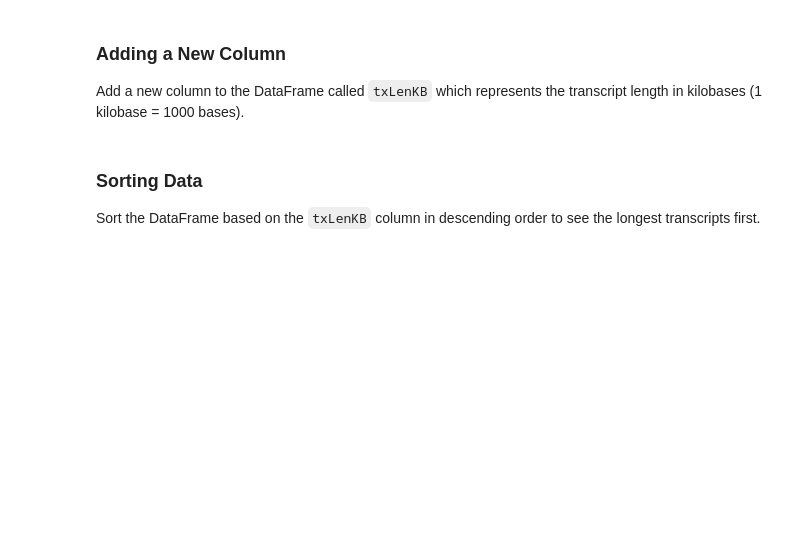
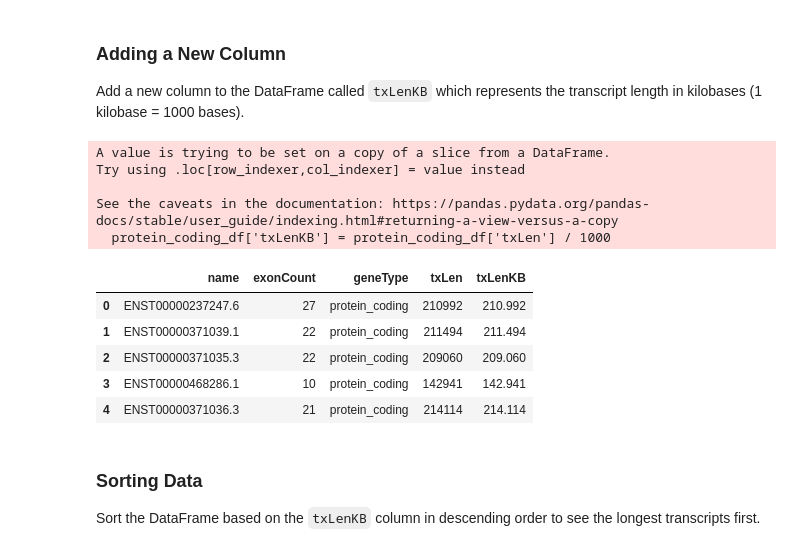
Before and after one commit to UH-MBBE/lecture-5-introduction-to-pandas-garrettroell2, a Jupyter notebook: L5_Activity.ipynb, the cells around one changed output. Saved outputs shown, nothing was run; the diff lists cells and outputs as text; code cells hidden in the pictures; blank space fills up the shorter version.

```diff
--- a/L5_Activity.ipynb
+++ b/L5_Activity.ipynb
@@ -8,6 +9,8 @@ In this activity, we will apply what we've learned about pandas to explore a dat
 Load the `transcript.csv` file into a DataFrame and display the first five rows to understand what the data looks like.
 # %%
 # Load the transcript.csv file into a DataFrame
+transcript_df = pd.read_csv('transcript.csv')
 
 
 # Display the first five rows of the DataFrame
+transcript_df.head()
@@ -24,6 +38,7 @@ assert transcript_df_shape == (100, 4)
 Now, filter the dataset to find only the transcripts that are of the type `protein_coding`.
 # %%
 # Create a new dataframe called protein_coding_df that only contains protein_coding gene types
+protein_coding_df = transcript_df[transcript_df['geneType'] == 'protein_coding']
 # %%
 assert len(protein_coding_df) == 96
 assert protein_coding_df['geneType'].unique() == ['protein_coding']
@@ -48,6 +73,21 @@ assert len(max_exon_transcript) == 3
 Add a new column to the DataFrame called `txLenKB` which represents the transcript length in kilobases (1 kilobase = 1000 bases).
 # %%
 # Add a new column for transcript length in kilobases
+protein_coding_df['txLenKB'] = protein_coding_df['txLen'] / 1000
+
+protein_coding_df.head()
+# %% [output]
+A value is trying to be set on a copy of a slice from a DataFrame.
+Try using .loc[row_indexer,col_indexer] = value instead
+
+See the caveats in the documentation: https://pandas.pydata.org/pandas-docs/stable/user_guide/indexing.html#returning-a-view-versus-a-copy
+  protein_coding_df['txLenKB'] = protein_coding_df['txLen'] / 1000
+|  | name | exonCount | geneType | txLen | txLenKB |
+| 0 | ENST00000237247.6 | 27 | protein_coding | 210992 | 210.992 |
+| 1 | ENST00000371039.1 | 22 | protein_coding | 211494 | 211.494 |
+| 2 | ENST00000371035.3 | 22 | protein_coding | 209060 | 209.060 |
+| 3 | ENST00000468286.1 | 10 | protein_coding | 142941 | 142.941 |
+| 4 | ENST00000371036.3 | 21 | protein_coding | 214114 | 214.114 |
 # %% [markdown]
 ### Sorting Data
 Sort the DataFrame based on the `txLenKB` column in descending order to see the longest transcripts first.
```
Also changed, not shown: parts of 6 cells of this notebook, 2 other files.
